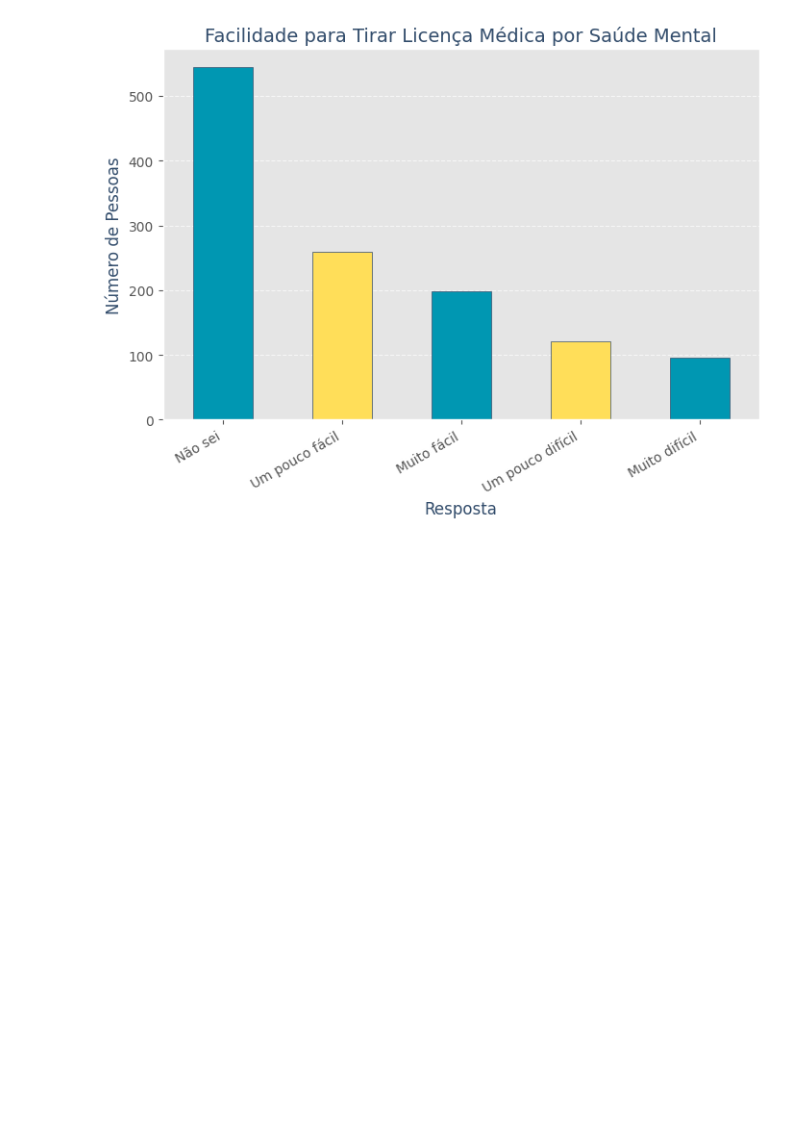
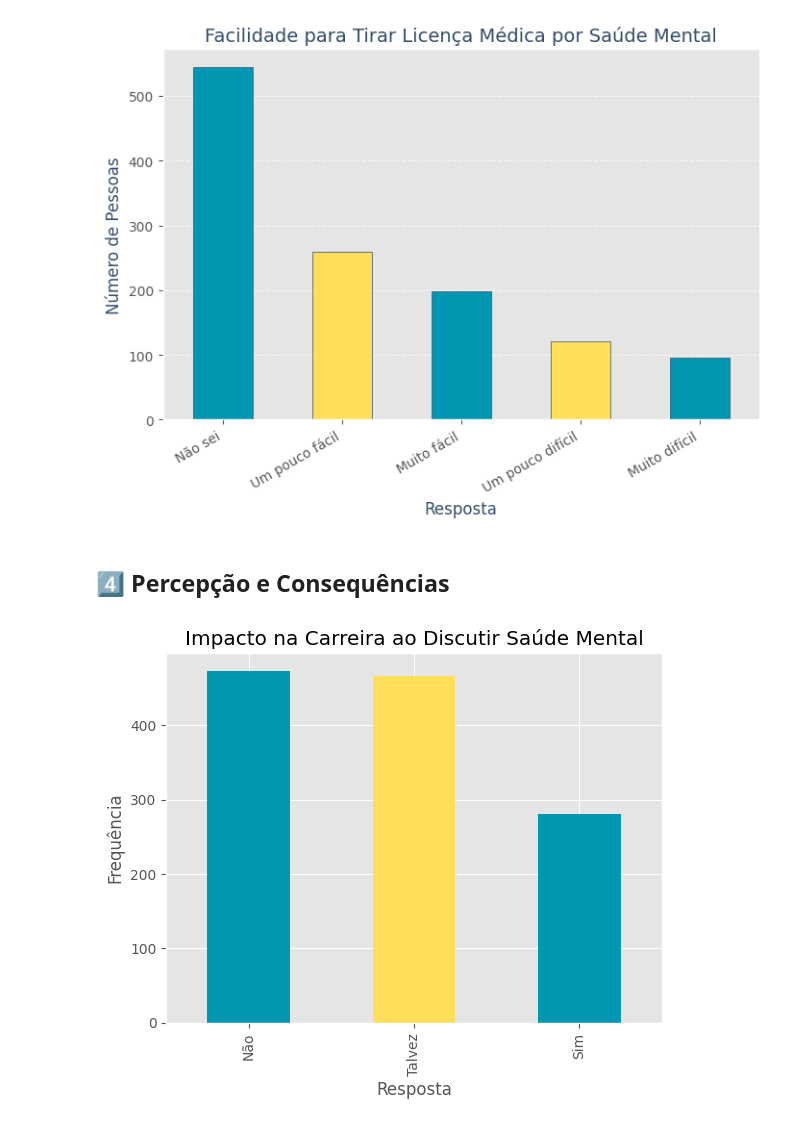
Before and after one commit to Davyeeh/Trabalho-Lab.-CD, a Jupyter notebook: TrabalhoFinal_LAB_C_D_.ipynb, the cells around one changed output. Cells and saved outputs as stored; diff of their text form; code cells hidden in the pictures; blank space fills up the shorter version.

```diff
--- a/TrabalhoFinal_LAB_C_D_.ipynb
+++ b/TrabalhoFinal_LAB_C_D_.ipynb
@@ -1251,3 +1251,17 @@ plt.grid(axis="y", linestyle="--", alpha=0.7)
 plt.show()
 # %% [output]
 [figure]
+# %% [markdown]
+## **4️⃣ Percepção e Consequências**
+# %%
+# Contagem de respostas na coluna "Consequencia_saude_mental"
+contagem_consequencia = dados['Consequencia_saude_mental'].value_counts()
+
+# Gráfico de barras
+contagem_consequencia.plot(kind='bar', color=['#0097B2', '#FFDE59'],
+                           title='Impacto na Carreira ao Discutir Saúde Mental')
+plt.xlabel('Resposta')
+plt.ylabel('Frequência')
+plt.show()
+# %% [output]
+[figure, added]
```
Also changed, not shown: parts of 8 cells of this notebook.
